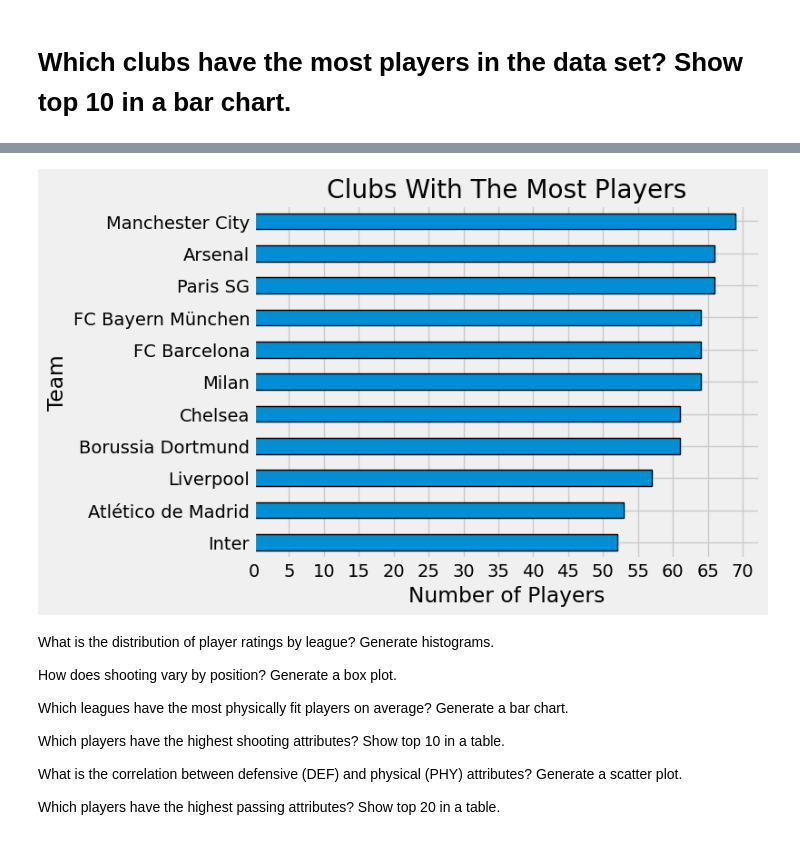
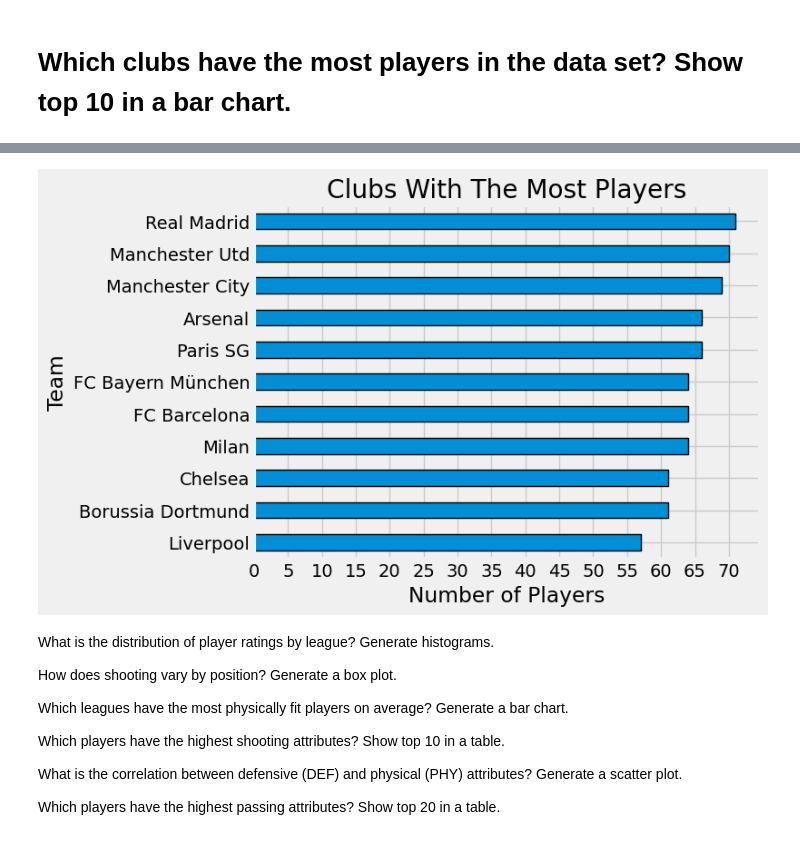
Before and after one commit to AliElneklawy/fifa23_player_cards, a Jupyter notebook: fifa23_player_cards.ipynb, the cells around one changed output, grey strips where cells are left out. Saved outputs shown, nothing was run; the diff lists cells and outputs as text; code cells hidden in the pictures.

```diff
--- a/fifa23_player_cards.ipynb
+++ b/fifa23_player_cards.ipynb
@@ -244,7 +244,7 @@ Name: proportion, dtype: float64
 # %% [markdown]
 # Which clubs have the most players in the data set? Show top 10 in a bar chart.
 # %%
-counts = df['team'].value_counts()[2:20]
+counts = df['team'].value_counts()[2:13]
 counts
 # %% [output]
 team
@@ -269,13 +262,14 @@ Newcastle Utd         46
 Name: count, dtype: int64
 # %%
-counts[2:13].sort_values().plot(kind='barh', edgecolor='black', linewidth=1)
+counts.sort_values(ascending=True).plot(kind='barh', edgecolor='black', linewidth=1)
+
 plt.xticks(list(range(0, 72, 5)))
 plt.ylabel('Team')
 plt.xlabel('Number of Players')
 plt.title('Clubs With The Most Players')
 plt.show()
 # %% [output]
-[figure, old version]
+[figure, new version]
 # %% [markdown]
 
 
```
Also changed, not shown: parts of 1 cell of this notebook.
